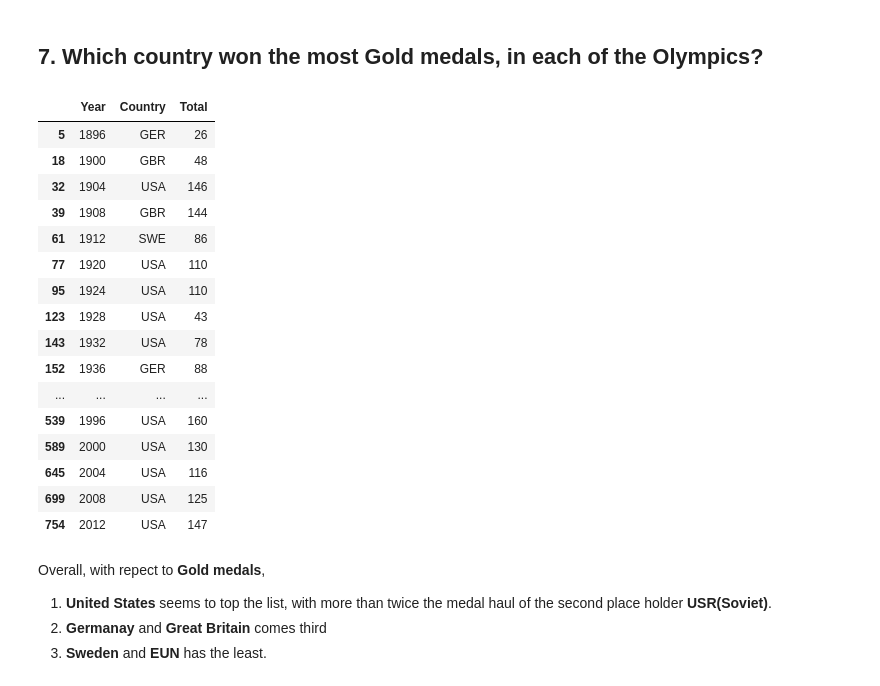
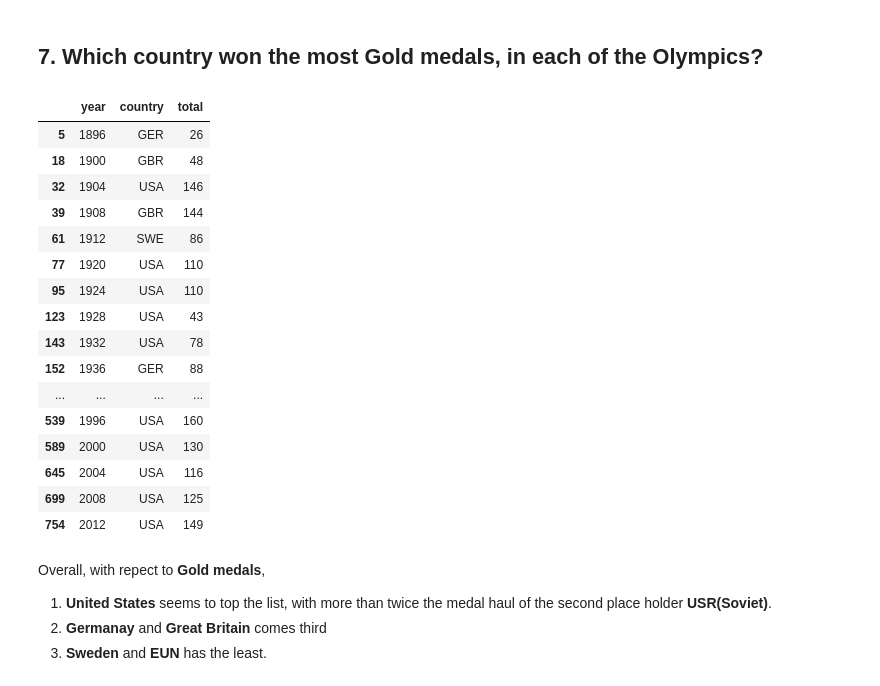
Before and after one commit to pratikbarjatya/INSAID-Assignment, a Jupyter notebook: OlympicEDA.ipynb, the cells around one changed output. Saved outputs shown, nothing was run; the diff lists cells and outputs as text; code cells hidden in the pictures.

```diff
--- a/OlympicEDA.ipynb
+++ b/OlympicEDA.ipynb
@@ -118,3 +128,6 @@ missing_data(olympic)
+# %%
+# Replacing missing Country column values with Mode
+olympic.Country.fillna('USA', inplace=True)
 # %%
 profile = pandas_profiling.ProfileReport(olympic)
 profile.to_file(outputfile="olympic_data_after_preprocessing.html")
@@ -120,0 +142,5 @@ profile.to_file(outputfile="olympic_data_after_preprocessing.html")
+# %%
+olympic.columns = map(str.lower, olympic.columns)
+# map() function returns a list of results after applying the given function to each item of a given iterable.
+olympic.dtypes
+# Confirm that all variable names are now lower case
@@ -335,10 +502,11 @@ There are __21 cities__ in which Summer Olympics was conducted since 1896
 ## 7. Which country won the most Gold medals, in each of the Olympics?
 # %%
 #Which country won the most Gold medals, in each of the Olympics?
-df_sports  = olympic[olympic["Medal"]=="Gold"].groupby(["Year","Country"], as_index=False)["id"].count().rename(columns={"id":"Total"})
-df_sports.iloc[df_sports.groupby(["Year"])["Total"].idxmax()]
+df_sports  = olympic[olympic["medal"]=="Gold"].groupby(["year","country"], as_index=False)["id"].count().rename(
+    columns={"id":"total"})
+df_sports.iloc[df_sports.groupby(["year"])["total"].idxmax()]
 # %% [output]
-|  | Year | Country | Total |
+|  | year | country | total |
 | 5 | 1896 | GER | 26 |
 | 18 | 1900 | GBR | 48 |
 | 32 | 1904 | USA | 146 |
@@ -354,7 +522,7 @@ df_sports.iloc[df_sports.groupby(["Year"])["Total"].idxmax()]
 | 589 | 2000 | USA | 130 |
 | 645 | 2004 | USA | 116 |
 | 699 | 2008 | USA | 125 |
-| 754 | 2012 | USA | 147 |
+| 754 | 2012 | USA | 149 |
 # %% [markdown]
 Overall, with repect to __Gold medals__,
 
```
Also changed, not shown: parts of 68 cells of this notebook.
